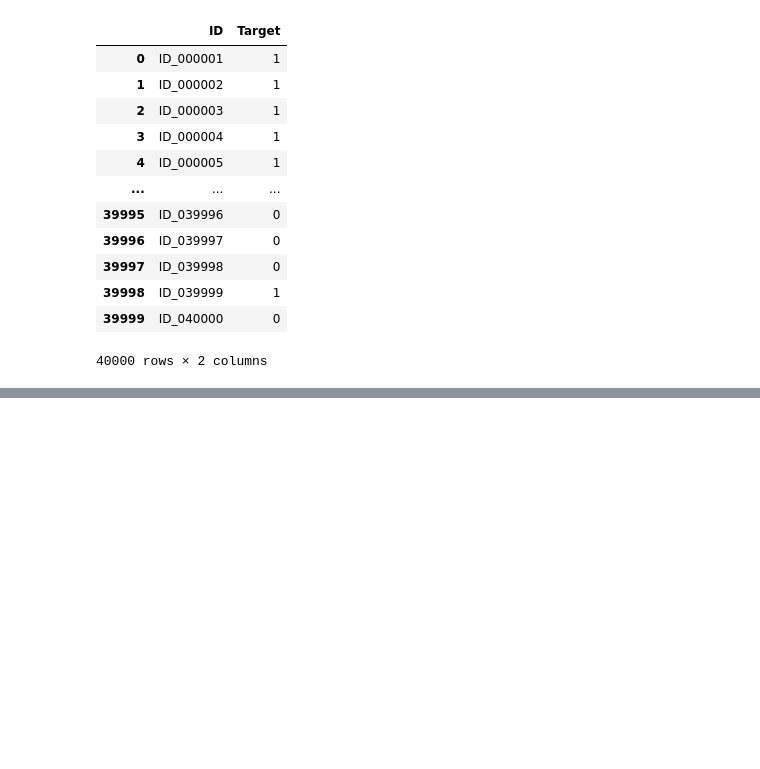
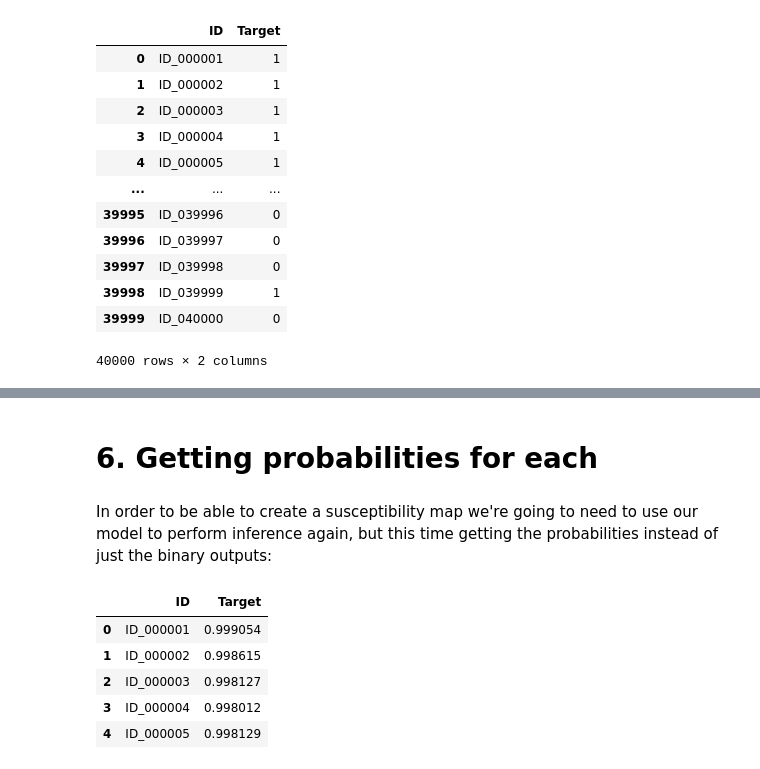
Before and after one commit to zysymu/GEO-AI-Challenge-for-Landslide-Susceptibility-Mapping, a Jupyter notebook: main.ipynb, the cells around one changed output, grey strips where cells are left out. Drawn from its saved outputs; the diff is of its cells as text; code cells hidden in the pictures; blank space fills up the shorter version.

```diff
--- a/main.ipynb
+++ b/main.ipynb
@@ -1559,0 +1502,22 @@ df_test.to_csv("data/df_test.csv", index=False)
+# %%
+# we process the data in 20000 row batches
+#for i in range(0, len(gdf_test), 20000):
+for i in range(20000, len(gdf_test), 20000):
+    # segment geodataframe
+    gdf_test_part = gdf_test.iloc[i:i+20000].copy()
+
+    # create prepped dataframe
+    df_test_prepped_part = dataprep_buffer(gdf_test_part, buffer_radii, train=False)
+    df_test_prepped_part = dataprep_group(df_test_prepped_part, train=False)
+    df_test_prepped_part = df_test_prepped_part.applymap(clean_list)
+
+    # create dataframe with features
+    df_test_part = df_test_prepped_part.copy()
+    df_test_part = df_test_part.drop(list(df_test_part.columns)[2:], axis=1)
+    df_test_part = engineer_gdf_features(df_test_part, df_test_prepped_part, feature_gdfs, buffer_radii)
+    df_test_part = engineer_raster_features(gdf_test_part, df_test_part, raster_stats, buffer_radii)
+
+    print(df_test_part.shape)
+
+    df_test_part.replace("--", np.nan, inplace=True) # in case there are some weird NaNs
+    df_test_part.to_csv(f"data/df_test_part{i}.csv", index=False)
@@ -1601 +1622,19 @@ Target
 Name: count, dtype: int64
+# %% [markdown]
+# 6. Getting probabilities for each
+# %% [markdown]
+In order to be able to create a susceptibility map we're going to need to use our model to perform inference again, but this time getting the probabilities instead of just the binary outputs:
+# %%
+test_probs = model.predict_proba(X_test)
+predictions_prob = [i[1] for i in test_probs]
+
+df_probs = pd.DataFrame({"ID": test_ids, "Target": predictions_prob})
+df_probs["Target"] = df_probs["Target"]
+df_probs.head()
+# %% [output]
+|  | ID | Target |
+| 0 | ID_000001 | 0.999054 |
+| 1 | ID_000002 | 0.998615 |
+| 2 | ID_000003 | 0.998127 |
+| 3 | ID_000004 | 0.998012 |
+| 4 | ID_000005 | 0.998129 |
```
Also changed, not shown: parts of 34 cells of this notebook, 10 other files.
